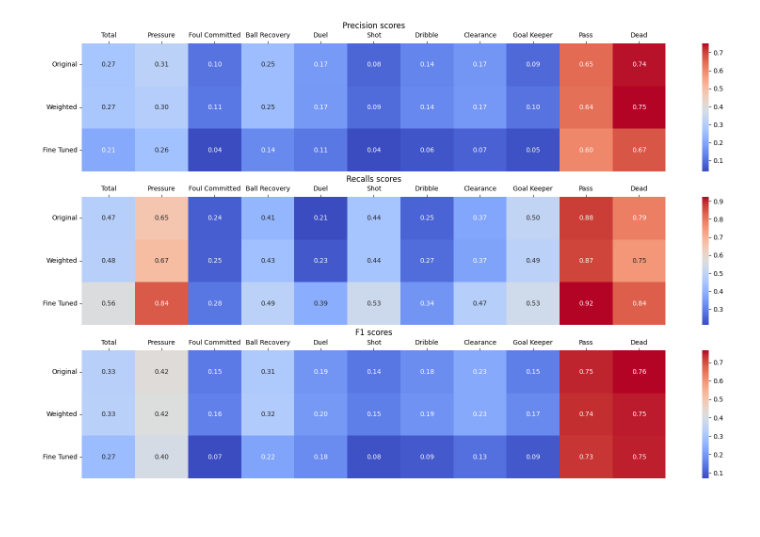
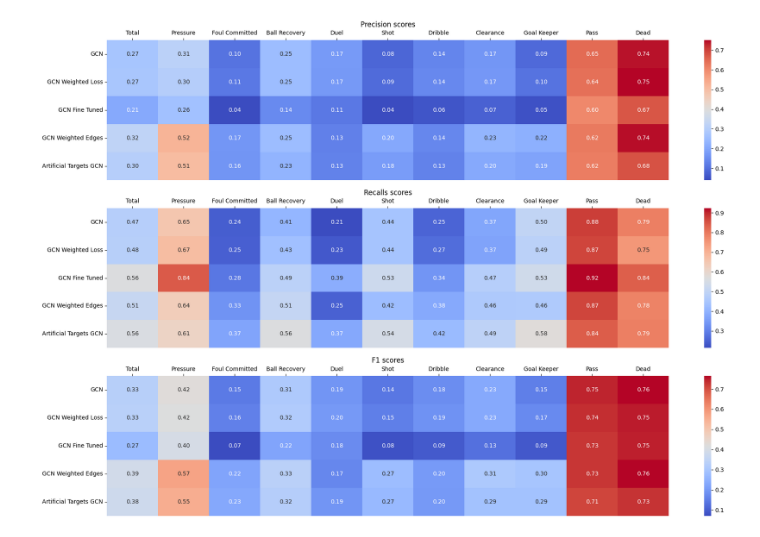
Before and after one commit to Ziolo1999/GNNsFootballEventSpotting, a Jupyter notebook: Code2/notebooks/models_comparison.ipynb, the cells around one changed output. Drawn from its saved outputs; the diff is of its cells as text; code cells hidden in the pictures; blank space fills up the shorter version.

```diff
--- a/Code2/notebooks/models_comparison.ipynb
+++ b/Code2/notebooks/models_comparison.ipynb
@@ -42,36 +42,54 @@ weighted_results = np.array([
         [0.33139381, 0.41555084, 0.15633787, 0.3160991 , 0.19891349,
         0.15170242, 0.18514439, 0.23136248, 0.17235108, 0.73623913,
         0.75023731]])
 
+weighted_edges_GCN = np.array([[0.32223207, 0.52152657, 0.16564716, 0.24996457, 0.12692992,
+        0.20342452, 0.1382265 , 0.23042868, 0.21799334, 0.62388921,
+        0.74429021],
+       [0.5101543 , 0.6350254 , 0.33433269, 0.50670832, 0.24713121,
+        0.42263209, 0.37842827, 0.46009186, 0.46199442, 0.87094688,
+        0.78425187],
+       [0.38679145, 0.57270685, 0.22153397, 0.33477908, 0.16771774,
+        0.27465162, 0.2024904 , 0.30706794, 0.29621624, 0.72700193,
+        0.76374867]])
+artificial_loss = np.array([[0.3030549 , 0.50601267, 0.16482619, 0.22701994, 0.12916582,
+        0.17779471, 0.13100307, 0.20478546, 0.19164214, 0.61818192,
+        0.68011711],
+       [0.55780439, 0.6132209 , 0.36820142, 0.56465879, 0.37454381,
+        0.54465272, 0.41765249, 0.49078122, 0.57565714, 0.83856698,
+        0.79010848],
+       [0.37848948, 0.5544822 , 0.22771517, 0.32384046, 0.19208788,
+        0.26807867, 0.19944666, 0.28898698, 0.28755446, 0.71170391,
+        0.73099842]])
 
-precisions = np.concatenate((original_results[0,:], weighted_results[0,:], fine_tuned_results[0,:])).reshape(3,-1)
-recalls = np.concatenate((original_results[1,:], weighted_results[1,:], fine_tuned_results[1,:])).reshape(3,-1)
-f1_scores = np.concatenate((original_results[2,:], weighted_results[2,:], fine_tuned_results[2,:])).reshape(3,-1)
+precisions = np.concatenate((original_results[0,:], weighted_results[0,:], fine_tuned_results[0,:], weighted_edges_GCN[0,:], artificial_loss[0,:])).reshape(5,-1)
+recalls = np.concatenate((original_results[1,:], weighted_results[1,:], fine_tuned_results[1,:], weighted_edges_GCN[1,:], artificial_loss[1,:])).reshape(5,-1)
+f1_scores = np.concatenate((original_results[2,:], weighted_results[2,:], fine_tuned_results[2,:], weighted_edges_GCN[2,:], artificial_loss[2,:])).reshape(5,-1)
 
 
 cols = ["Total"] + list(event_enc.keys())
-rows = ["Original", "Weighted", "Fine Tuned"]
+rows = ["GCN", "GCN Weighted Loss", "GCN Fine Tuned", "GCN Weighted Edges", "Artificial Targets GCN"]
 
-fig, (ax1, ax2, ax3) = plt.subplots(3, 1, figsize=(20, 12))
+fig, (ax1, ax2, ax3) = plt.subplots(3, 1, figsize=(22, 15))
 
 ax1.set_title("Precision scores")
 sns.heatmap(precisions, annot=True, cmap="coolwarm", fmt=".2f", xticklabels=True, yticklabels=True, ax=ax1)
 ax1.set_xticklabels(cols, rotation=0)
 ax1.xaxis.tick_top()
 ax1.set_yticklabels(rows, rotation=0)
 
 ax2.set_title("Recalls scores")
 sns.heatmap(recalls, annot=True, cmap="coolwarm", fmt=".2f", xticklabels=True, yticklabels=True, ax=ax2)
 ax2.set_xticklabels(cols, rotation=0)
 ax2.xaxis.tick_top()
 ax2.set_yticklabels(rows, rotation=0)
 
 ax3.set_title("F1 scores")
 sns.heatmap(f1_scores, annot=True, cmap="coolwarm", fmt=".2f", xticklabels=True, yticklabels=True, ax=ax3)
 ax3.set_xticklabels(cols, rotation=0)
 ax3.xaxis.tick_top()
 ax3.set_yticklabels(rows, rotation=0)
 
 plt.show()
 # %% [output]
-[figure, old version]
+[figure, new version]
```
Also changed, not shown: 20 other files.
